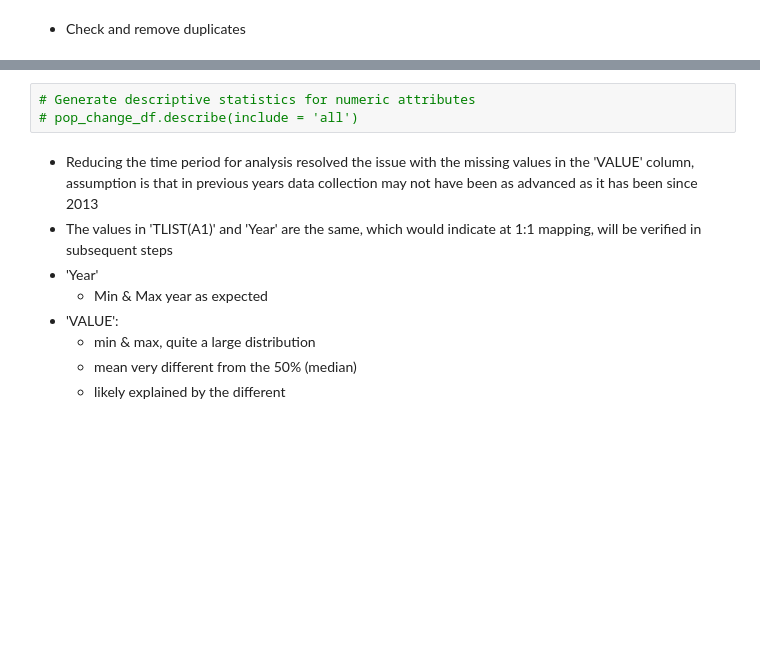
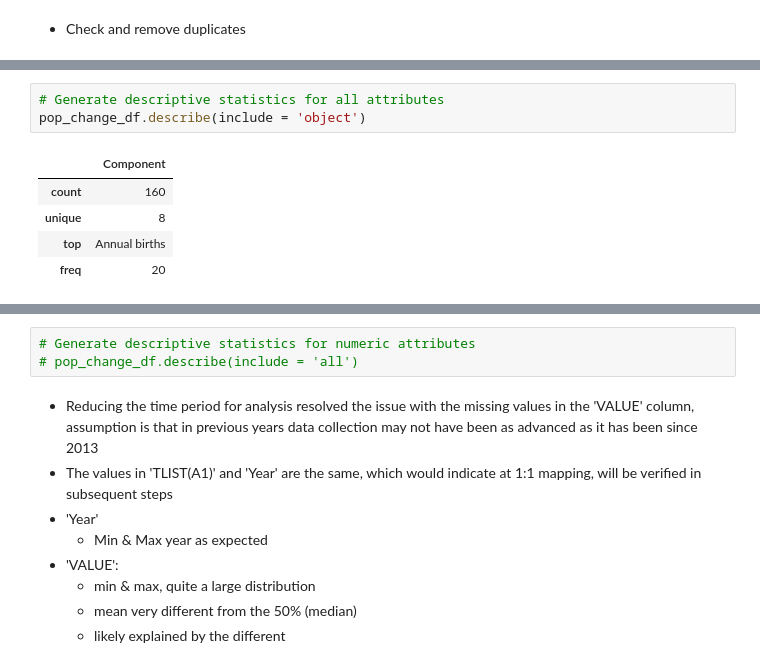
Before and after one commit to sba23014/cct_msc_data_analytics, a Jupyter notebook: s1_ca1/MSC_DA_CA1.ipynb, the cells around one changed output, grey strips where cells are left out. Cells and saved outputs as stored; diff of their text form; blank space fills up the shorter version.

```diff
--- a/s1_ca1/MSC_DA_CA1.ipynb
+++ b/s1_ca1/MSC_DA_CA1.ipynb
@@ -377,0 +446,9 @@ print()
+# %%
+# Generate descriptive statistics for all attributes
+pop_change_df.describe(include = 'object')
+# %% [output]
+|  | Component |
+| count | 160 |
+| unique | 8 |
+| top | Annual births |
+| freq | 20 |
```
Also changed, not shown: parts of 14 cells of this notebook, 1 other file.
